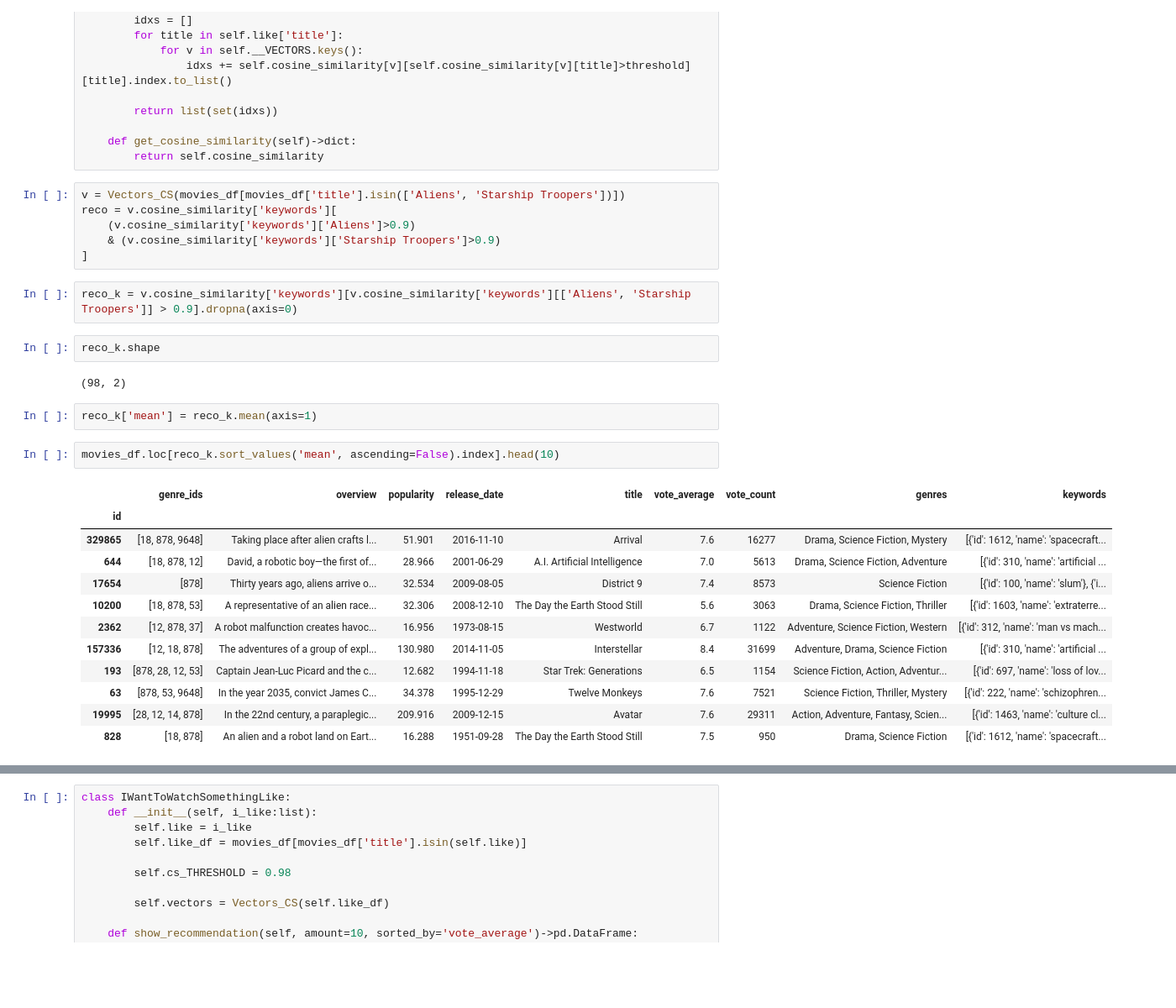
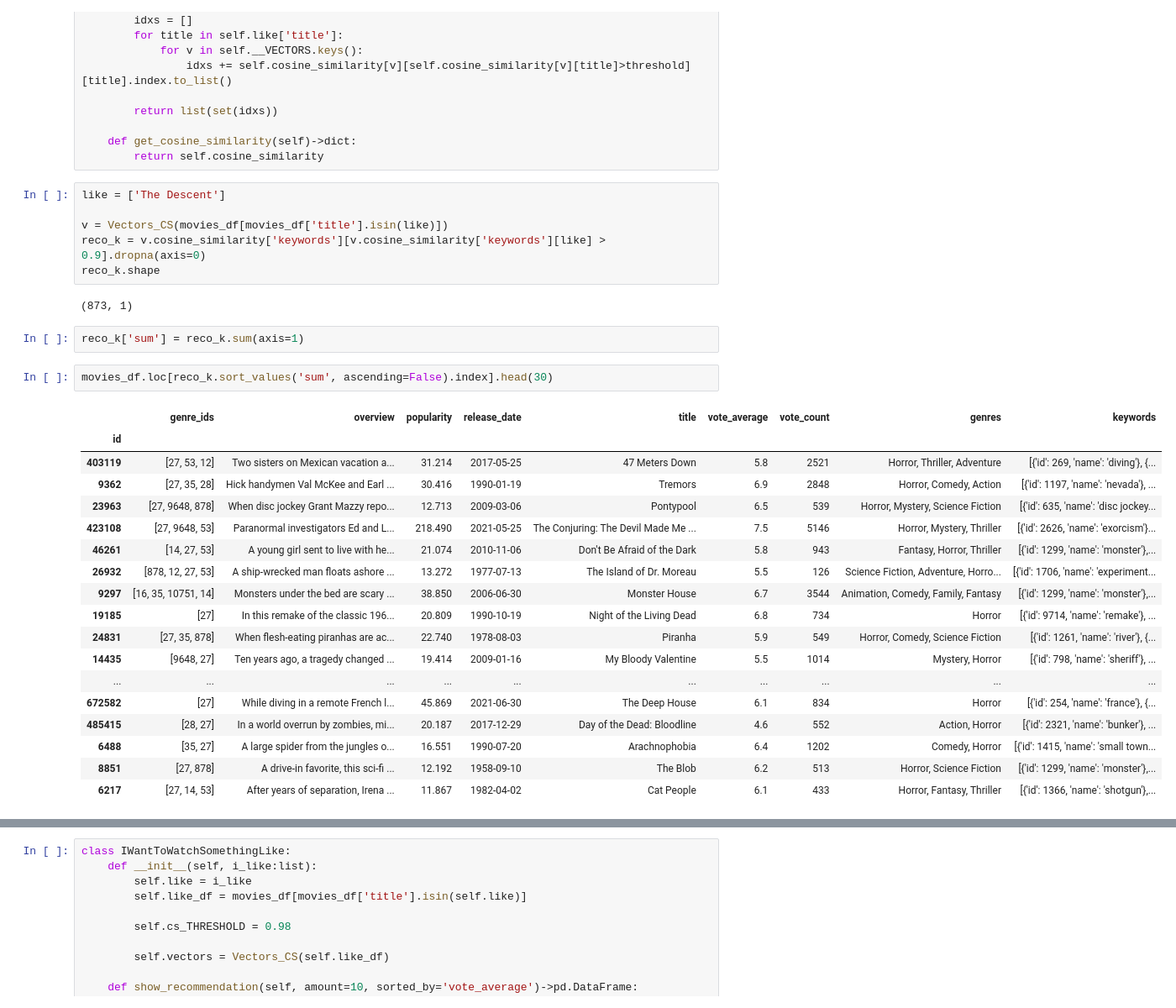
Before and after one commit to fadeeva/normal_projects, a Jupyter notebook: Popular_10000_movies_listed_on_TMDb/prsnt.ipynb, the cells around one changed output, grey strips where cells are left out. Shown at 84% size. Drawn from its saved outputs; the diff is of its cells as text; blank space fills up the shorter version.

Commit message:
review cs with only keywords

```diff
--- a/Popular_10000_movies_listed_on_TMDb/prsnt.ipynb
+++ b/Popular_10000_movies_listed_on_TMDb/prsnt.ipynb
@@ -576,31 +576,33 @@ class Vectors_CS:
     def get_cosine_similarity(self)->dict:
         return self.cosine_similarity
 # %%
-v = Vectors_CS(movies_df[movies_df['title'].isin(['Aliens', 'Starship Troopers'])])
-reco = v.cosine_similarity['keywords'][
-    (v.cosine_similarity['keywords']['Aliens']>0.9)
-    & (v.cosine_similarity['keywords']['Starship Troopers']>0.9)
-]
+like = ['The Descent']
+
+v = Vectors_CS(movies_df[movies_df['title'].isin(like)])
+reco_k = v.cosine_similarity['keywords'][v.cosine_similarity['keywords'][like] > 0.9].dropna(axis=0)
+reco_k.shape
+# %% [output]
+(873, 1)
-# %%
-reco_k = v.cosine_similarity['keywords'][v.cosine_similarity['keywords'][['Aliens', 'Starship Troopers']] > 0.9].dropna(axis=0)
-# %%
-reco_k.shape
-# %% [output]
-(98, 2)
 # %%
-reco_k['mean'] = reco_k.mean(axis=1)
+reco_k['sum'] = reco_k.sum(axis=1)
 # %%
-movies_df.loc[reco_k.sort_values('mean', ascending=False).index].head(10)
+movies_df.loc[reco_k.sort_values('sum', ascending=False).index].head(30)
 # %% [output]
 |  | genre_ids | overview | popularity | release_date | title | vote_average | vote_count | genres | keywords |
 | id |  |  |  |  |  |  |  |  |  |
-| 329865 | [18, 878, 9648] | Taking place after alien crafts l... | 51.901 | 2016-11-10 | Arrival | 7.6 | 16277 | Drama, Science Fiction, Mystery | [{'id': 1612, 'name': 'spacecraft... |
-| 644 | [18, 878, 12] | David, a robotic boy—the first of... | 28.966 | 2001-06-29 | A.I. Artificial Intelligence | 7.0 | 5613 | Drama, Science Fiction, Adventure | [{'id': 310, 'name': 'artificial ... |
-| 17654 | [878] | Thirty years ago, aliens arrive o... | 32.534 | 2009-08-05 | District 9 | 7.4 | 8573 | Science Fiction | [{'id': 100, 'name': 'slum'}, {'i... |
-| 10200 | [18, 878, 53] | A representative of an alien race... | 32.306 | 2008-12-10 | The Day the Earth Stood Still | 5.6 | 3063 | Drama, Science Fiction, Thriller | [{'id': 1603, 'name': 'extraterre... |
-| 2362 | [12, 878, 37] | A robot malfunction creates havoc... | 16.956 | 1973-08-15 | Westworld | 6.7 | 1122 | Adventure, Science Fiction, Western | [{'id': 312, 'name': 'man vs mach... |
-| 157336 | [12, 18, 878] | The adventures of a group of expl... | 130.980 | 2014-11-05 | Interstellar | 8.4 | 31699 | Adventure, Drama, Science Fiction | [{'id': 310, 'name': 'artificial ... |
-| 193 | [878, 28, 12, 53] | Captain Jean-Luc Picard and the c... | 12.682 | 1994-11-18 | Star Trek: Generations | 6.5 | 1154 | Science Fiction, Action, Adventur... | [{'id': 697, 'name': 'loss of lov... |
-| 63 | [878, 53, 9648] | In the year 2035, convict James C... | 34.378 | 1995-12-29 | Twelve Monkeys | 7.6 | 7521 | Science Fiction, Thriller, Mystery | [{'id': 222, 'name': 'schizophren... |
-| 19995 | [28, 12, 14, 878] | In the 22nd century, a paraplegic... | 209.916 | 2009-12-15 | Avatar | 7.6 | 29311 | Action, Adventure, Fantasy, Scien... | [{'id': 1463, 'name': 'culture cl... |
-| 828 | [18, 878] | An alien and a robot land on Eart... | 16.288 | 1951-09-28 | The Day the Earth Stood Still | 7.5 | 950 | Drama, Science Fiction | [{'id': 1612, 'name': 'spacecraft... |
+| 403119 | [27, 53, 12] | Two sisters on Mexican vacation a... | 31.214 | 2017-05-25 | 47 Meters Down | 5.8 | 2521 | Horror, Thriller, Adventure | [{'id': 269, 'name': 'diving'}, {... |
+| 9362 | [27, 35, 28] | Hick handymen Val McKee and Earl ... | 30.416 | 1990-01-19 | Tremors | 6.9 | 2848 | Horror, Comedy, Action | [{'id': 1197, 'name': 'nevada'}, ... |
+| 23963 | [27, 9648, 878] | When disc jockey Grant Mazzy repo... | 12.713 | 2009-03-06 | Pontypool | 6.5 | 539 | Horror, Mystery, Science Fiction | [{'id': 635, 'name': 'disc jockey... |
+| 423108 | [27, 9648, 53] | Paranormal investigators Ed and L... | 218.490 | 2021-05-25 | The Conjuring: The Devil Made Me ... | 7.5 | 5146 | Horror, Mystery, Thriller | [{'id': 2626, 'name': 'exorcism'}... |
+| 46261 | [14, 27, 53] | A young girl sent to live with he... | 21.074 | 2010-11-06 | Don't Be Afraid of the Dark | 5.8 | 943 | Fantasy, Horror, Thriller | [{'id': 1299, 'name': 'monster'},... |
+| 26932 | [878, 12, 27, 53] | A ship-wrecked man floats ashore ... | 13.272 | 1977-07-13 | The Island of Dr. Moreau | 5.5 | 126 | Science Fiction, Adventure, Horro... | [{'id': 1706, 'name': 'experiment... |
+| 9297 | [16, 35, 10751, 14] | Monsters under the bed are scary ... | 38.850 | 2006-06-30 | Monster House | 6.7 | 3544 | Animation, Comedy, Family, Fantasy | [{'id': 1299, 'name': 'monster'},... |
+| 19185 | [27] | In this remake of the classic 196... | 20.809 | 1990-10-19 | Night of the Living Dead | 6.8 | 734 | Horror | [{'id': 9714, 'name': 'remake'}, ... |
+| 24831 | [27, 35, 878] | When flesh-eating piranhas are ac... | 22.740 | 1978-08-03 | Piranha | 5.9 | 549 | Horror, Comedy, Science Fiction | [{'id': 1261, 'name': 'river'}, {... |
+| 14435 | [9648, 27] | Ten years ago, a tragedy changed ... | 19.414 | 2009-01-16 | My Bloody Valentine | 5.5 | 1014 | Mystery, Horror | [{'id': 798, 'name': 'sheriff'}, ... |
+| ... | ... | ... | ... | ... | ... | ... | ... | ... | ... |
+| 672582 | [27] | While diving in a remote French l... | 45.869 | 2021-06-30 | The Deep House | 6.1 | 834 | Horror | [{'id': 254, 'name': 'france'}, {... |
+| 485415 | [28, 27] | In a world overrun by zombies, mi... | 20.187 | 2017-12-29 | Day of the Dead: Bloodline | 4.6 | 552 | Action, Horror | [{'id': 2321, 'name': 'bunker'}, ... |
+| 6488 | [35, 27] | A large spider from the jungles o... | 16.551 | 1990-07-20 | Arachnophobia | 6.4 | 1202 | Comedy, Horror | [{'id': 1415, 'name': 'small town... |
+| 8851 | [27, 878] | A drive-in favorite, this sci-fi ... | 12.192 | 1958-09-10 | The Blob | 6.2 | 513 | Horror, Science Fiction | [{'id': 1299, 'name': 'monster'},... |
+| 6217 | [27, 14, 53] | After years of separation, Irena ... | 11.867 | 1982-04-02 | Cat People | 6.1 | 433 | Horror, Fantasy, Thriller | [{'id': 1366, 'name': 'shotgun'},... |
```
Also changed, not shown: parts of 5 cells of this notebook.
